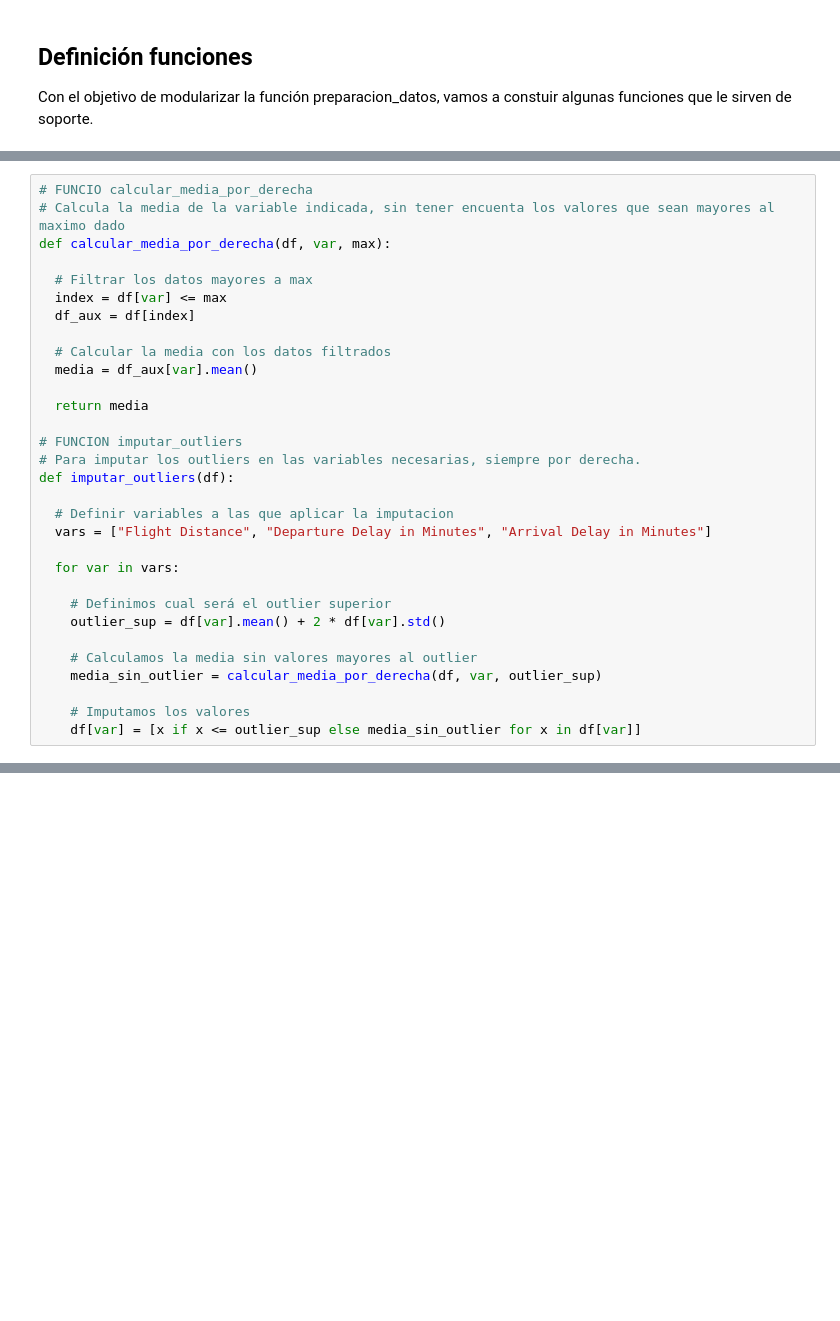
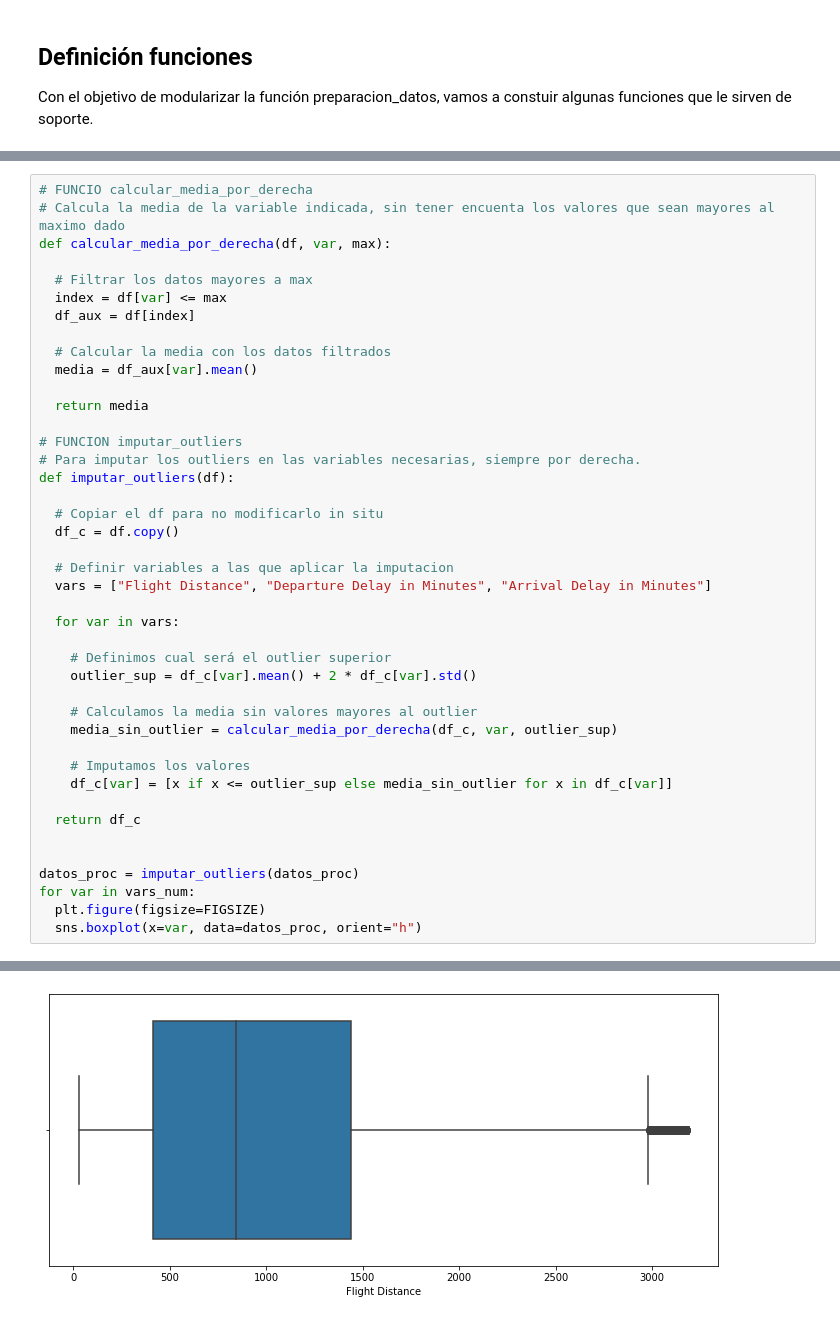
Before and after one commit to TomasSG/Parcial2-CienciaDeDatos, a Jupyter notebook: notebook/Parcial2.ipynb, the cells around one changed output, grey strips where cells are left out. Saved outputs shown, nothing was run; the diff lists cells and outputs as text; blank space fills up the shorter version.

Commit message:
Cambie las funciones para que retornen una copia, sin modificar el df que le pasan por parámetro

```diff
--- a/notebook/Parcial2.ipynb
+++ b/notebook/Parcial2.ipynb
@@ -501,16 +506,28 @@ def calcular_media_por_derecha(df, var, max):
 # Para imputar los outliers en las variables necesarias, siempre por derecha.
 def imputar_outliers(df):
 
+  # Copiar el df para no modificarlo in situ
+  df_c = df.copy()
+
   # Definir variables a las que aplicar la imputacion
   vars = ["Flight Distance", "Departure Delay in Minutes", "Arrival Delay in Minutes"]
 
   for var in vars:
 
     # Definimos cual será el outlier superior
-    outlier_sup = df[var].mean() + 2 * df[var].std()
+    outlier_sup = df_c[var].mean() + 2 * df_c[var].std()
 
     # Calculamos la media sin valores mayores al outlier
-    media_sin_outlier = calcular_media_por_derecha(df, var, outlier_sup)
+    media_sin_outlier = calcular_media_por_derecha(df_c, var, outlier_sup)
 
     # Imputamos los valores
-    df[var] = [x if x <= outlier_sup else media_sin_outlier for x in df[var]]
+    df_c[var] = [x if x <= outlier_sup else media_sin_outlier for x in df_c[var]]
+
+  return df_c
+
+
+datos_proc = imputar_outliers(datos_proc)
+for var in vars_num:
+  plt.figure(figsize=FIGSIZE)
+  sns.boxplot(x=var, data=datos_proc, orient="h")
+# %% [output]
@@ -516,0 +535 @@ def imputar_outliers(df):
+[figure, added]
```
Also changed, not shown: parts of 2 cells of this notebook.
